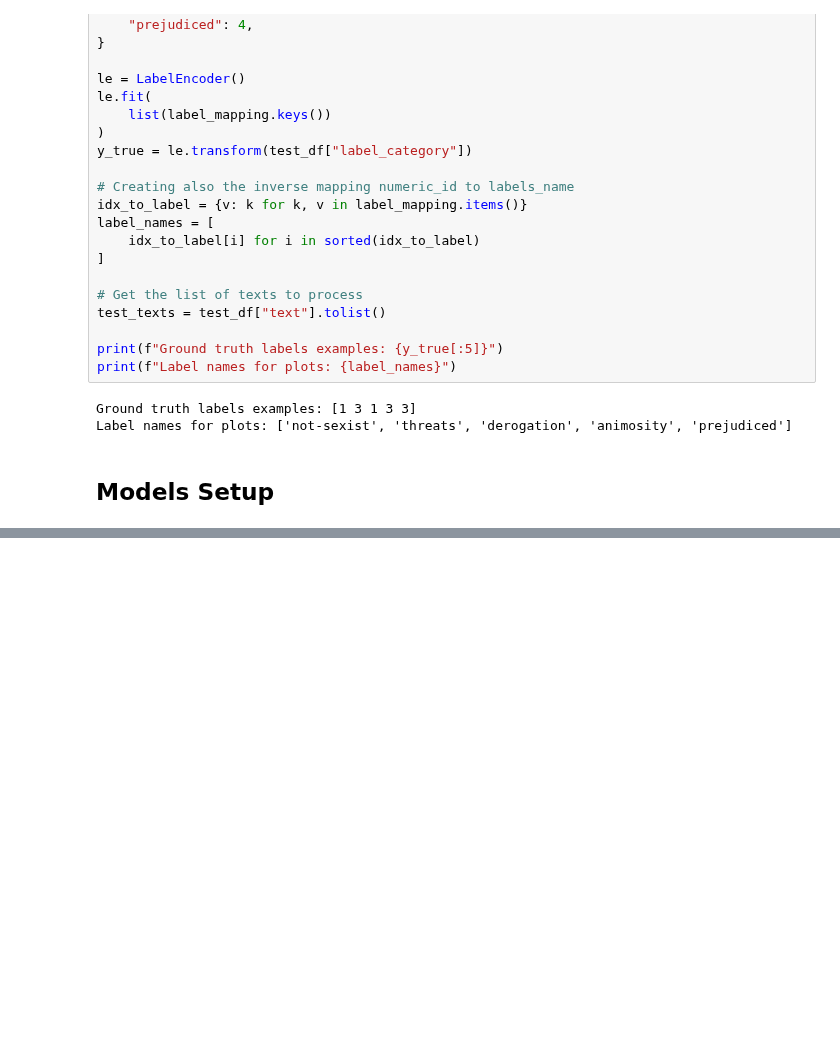
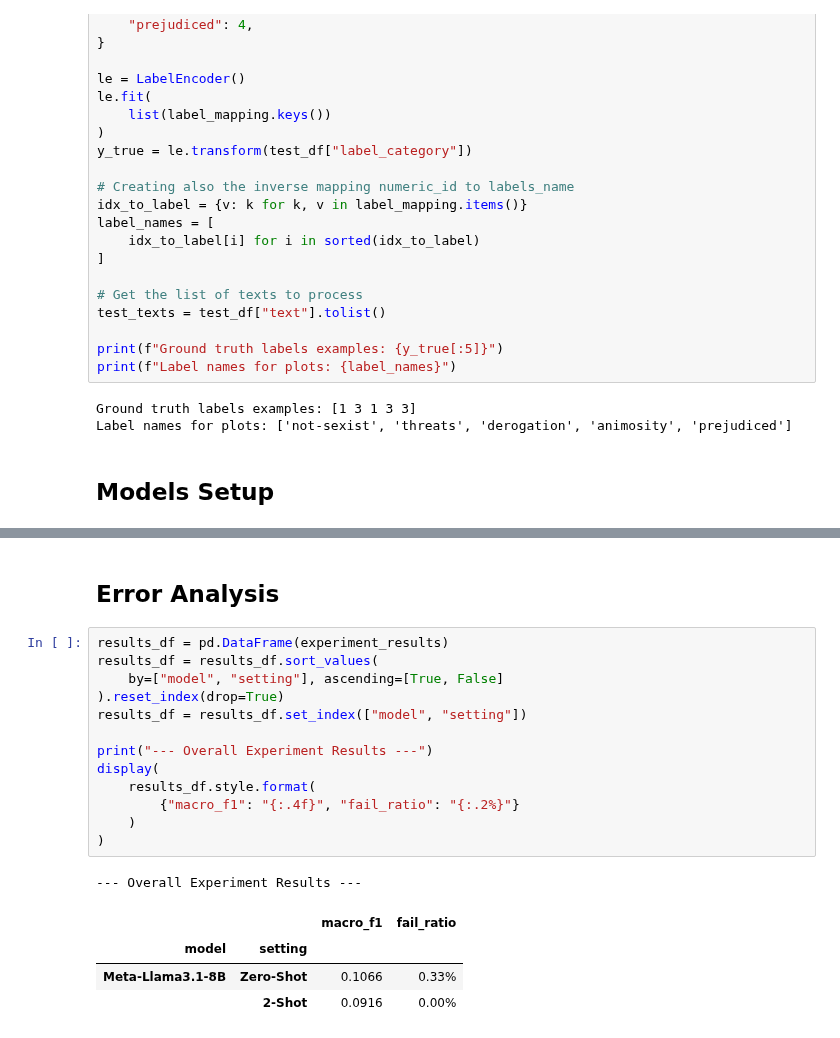
Before and after one commit to LuGorr/Sexist-Tweet-Detection, a Jupyter notebook: A2/Assignment_2.ipynb, the cells around one changed output, grey strips where cells are left out. Cells and saved outputs as stored; diff of their text form; blank space fills up the shorter version.

Commit message:
Assignment 2: Add Zero-Shot and Few-Shot executions + widget visualization fix

```diff
--- a/A2/Assignment_2.ipynb
+++ b/A2/Assignment_2.ipynb
@@ -165,0 +644,21 @@ for model_name, model_id in models_to_test.items():
+# %% [markdown]
+## Error Analysis
+# %%
+results_df = pd.DataFrame(experiment_results)
+results_df = results_df.sort_values(
+    by=["model", "setting"], ascending=[True, False]
+).reset_index(drop=True)
+results_df = results_df.set_index(["model", "setting"])
+
+print("--- Overall Experiment Results ---")
+display(
+    results_df.style.format(
+        {"macro_f1": "{:.4f}", "fail_ratio": "{:.2%}"}
+    )
+)
+# %% [output]
+--- Overall Experiment Results ---
+|  |  | macro_f1 | fail_ratio |
+| model | setting |  |  |
+| Meta-Llama3.1-8B | Zero-Shot | 0.1066 | 0.33% |
+|  | 2-Shot | 0.0916 | 0.00% |
```
Also changed, not shown: parts of 14 cells of this notebook.
